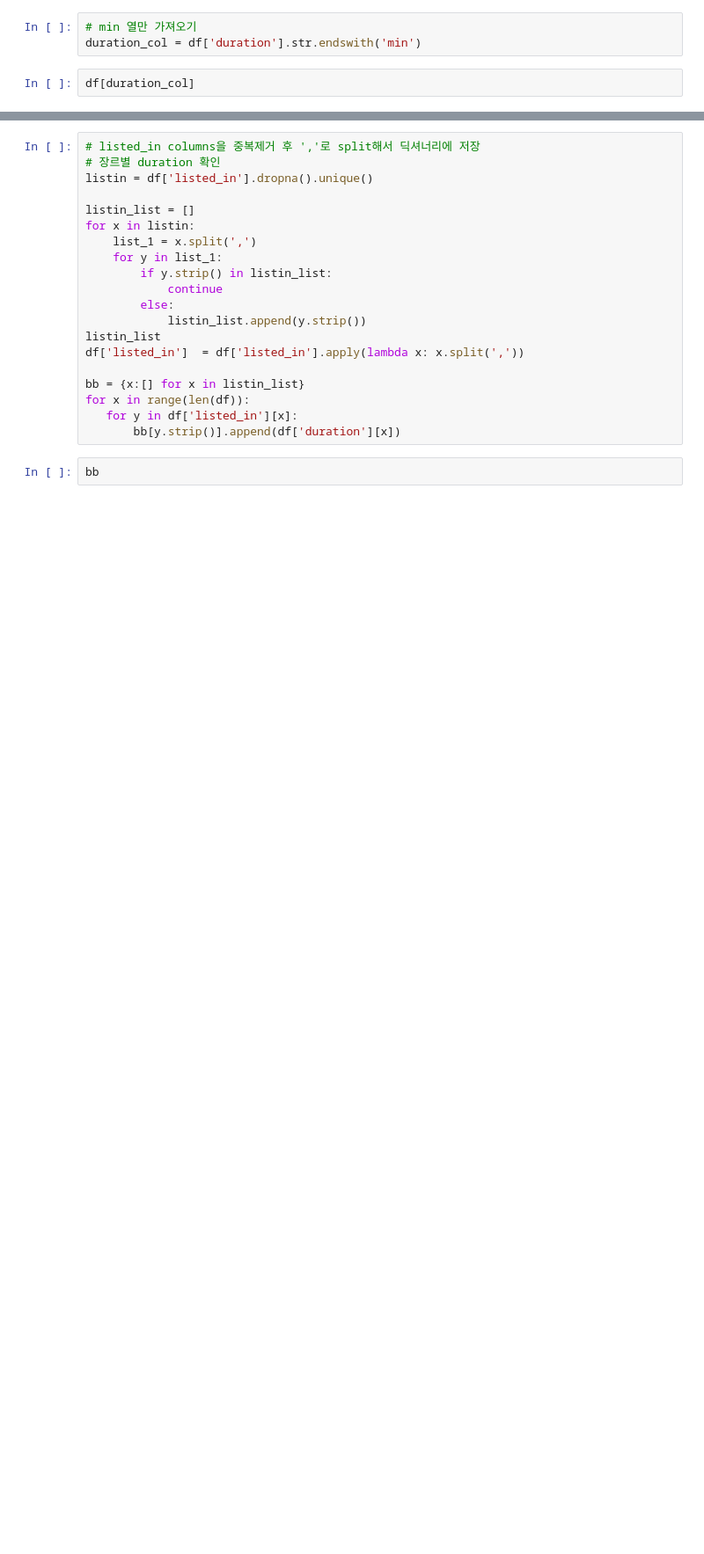
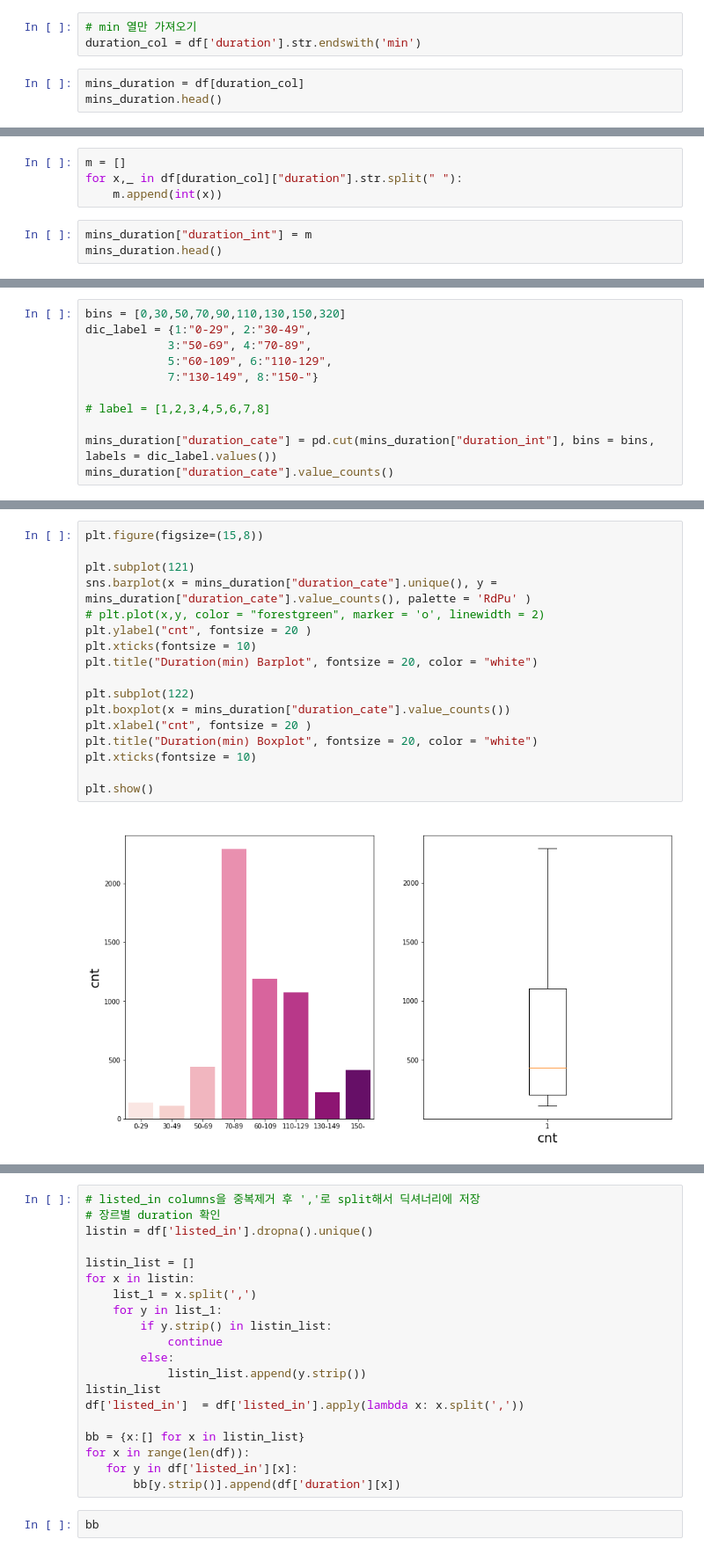
Before and after one commit to DONGYEONKANG/Datathon, a Jupyter notebook: Main.ipynb, the cells around one changed output, grey strips where cells are left out. Shown at 88% size. Cells and saved outputs as stored; diff of their text form; blank space fills up the shorter version.

```diff
--- a/Main.ipynb
+++ b/Main.ipynb
@@ -282,4 +299,5 @@ df.isnull().sum()
 # min 열만 가져오기
 duration_col = df['duration'].str.endswith('min')
 # %%
-df[duration_col]
+mins_duration = df[duration_col]
+mins_duration.head()
@@ -288,0 +312,7 @@ plt.hist(df[duration_col]['duration'])
+# %%
+m = []
+for x,_ in df[duration_col]["duration"].str.split(" "):
+    m.append(int(x))
+# %%
+mins_duration["duration_int"] = m
+mins_duration.head()
@@ -288,0 +333,11 @@ plt.hist(df[duration_col]['duration'])
+# %%
+bins = [0,30,50,70,90,110,130,150,320]
+dic_label = {1:"0-29", 2:"30-49",
+            3:"50-69", 4:"70-89",
+            5:"60-109", 6:"110-129",
+            7:"130-149", 8:"150-"}
+
+# label = [1,2,3,4,5,6,7,8]
+
+mins_duration["duration_cate"] = pd.cut(mins_duration["duration_int"], bins = bins, labels = dic_label.values())
+mins_duration["duration_cate"].value_counts()
@@ -289 +354,20 @@ plt.hist(df[duration_col]['duration'])
+# %%
+plt.figure(figsize=(15,8))
+
+plt.subplot(121)
+sns.barplot(x = mins_duration["duration_cate"].unique(), y = mins_duration["duration_cate"].value_counts(), palette = 'RdPu' )
+# plt.plot(x,y, color = "forestgreen", marker = 'o', linewidth = 2)
+plt.ylabel("cnt", fontsize = 20 )
+plt.xticks(fontsize = 10)
+plt.title("Duration(min) Barplot", fontsize = 20, color = "white")
+
+plt.subplot(122)
+plt.boxplot(x = mins_duration["duration_cate"].value_counts())
+plt.xlabel("cnt", fontsize = 20 )
+plt.title("Duration(min) Boxplot", fontsize = 20, color = "white")
+plt.xticks(fontsize = 10)
+
+plt.show()
+# %% [output]
+[figure, added]
 # %%
```
Also changed, not shown: parts of 29 cells of this notebook.
